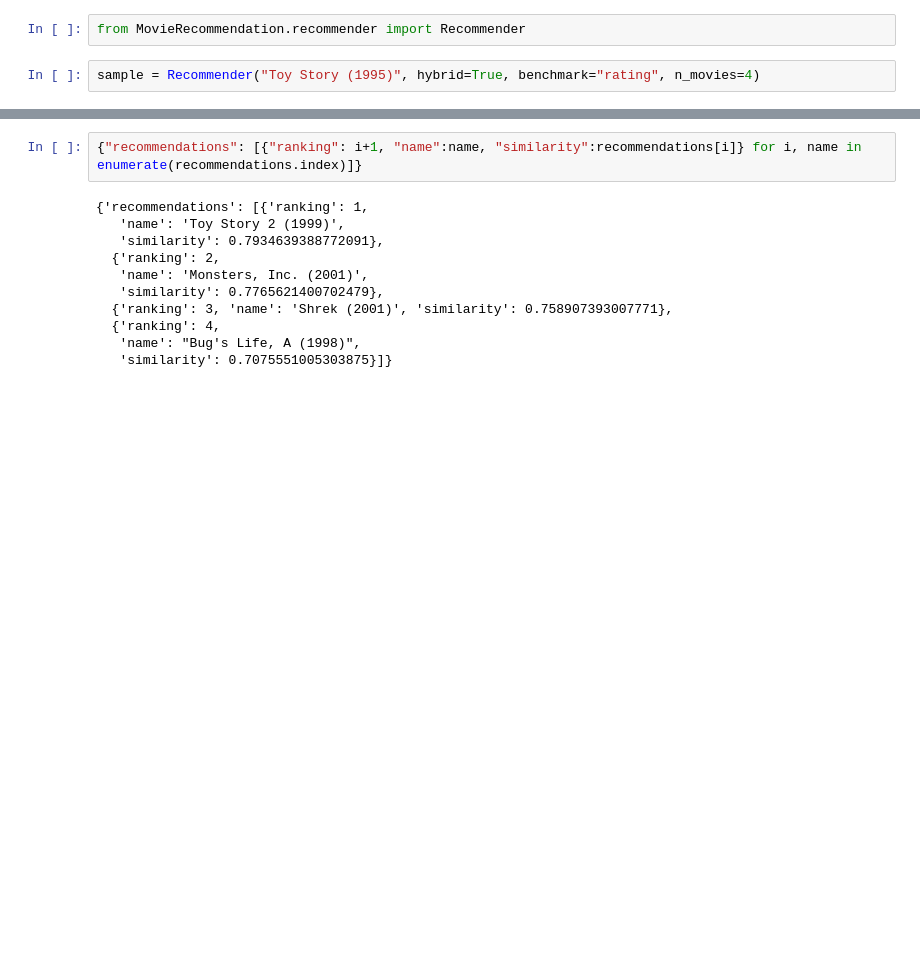
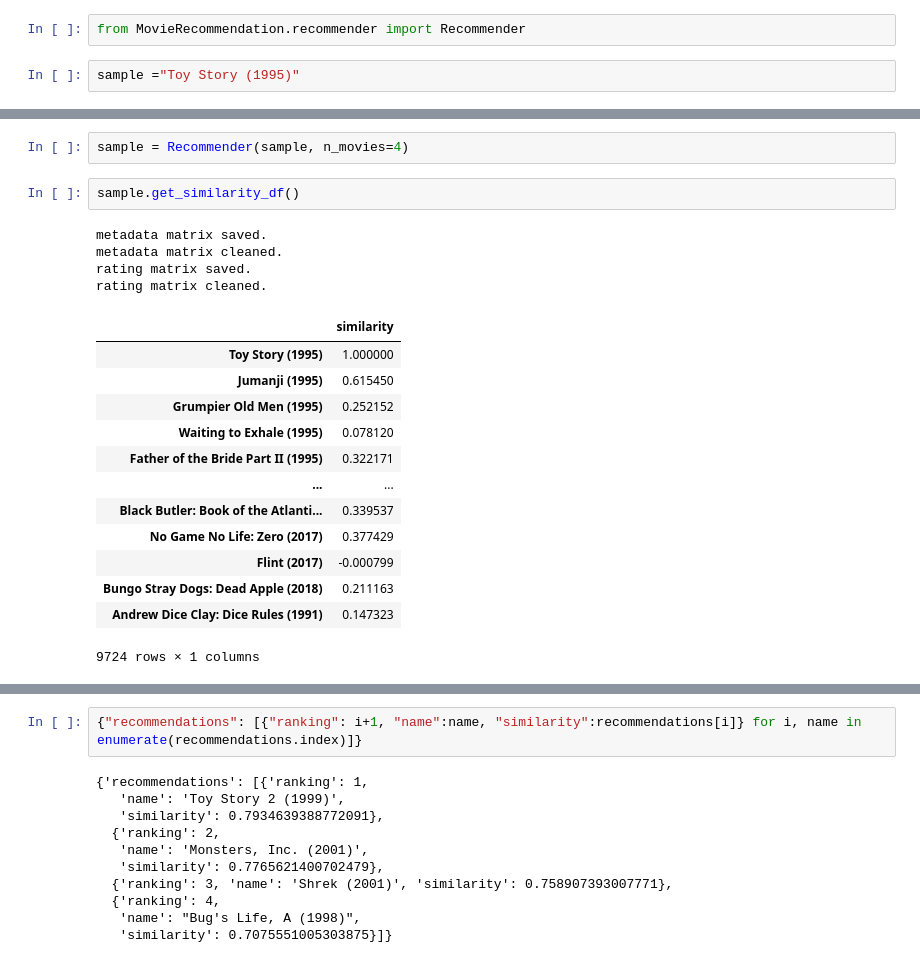
Before and after one commit to modiem/Movie-Recommendation, a Jupyter notebook: test.ipynb, the cells around one changed output, grey strips where cells are left out. Drawn from its saved outputs; the diff is of its cells as text; blank space fills up the shorter version.

```diff
--- a/test.ipynb
+++ b/test.ipynb
@@ -28,4 +28,4 @@ rating matrix saved.
 # %%
 from MovieRecommendation.recommender import Recommender
 # %%
-sample = Recommender("Toy Story (1995)", hybrid=True, benchmark="rating", n_movies=4)
+sample ="Toy Story (1995)"
@@ -46,0 +32,22 @@ Name: hybrid_similarity, dtype: float64
+# %%
+sample = Recommender(sample, n_movies=4)
+# %%
+sample.get_similarity_df()
+# %% [output]
+metadata matrix saved.
+metadata matrix cleaned.
+rating matrix saved.
+rating matrix cleaned.
+|  | similarity |
+| Toy Story (1995) | 1.000000 |
+| Jumanji (1995) | 0.615450 |
+| Grumpier Old Men (1995) | 0.252152 |
+| Waiting to Exhale (1995) | 0.078120 |
+| Father of the Bride Part II (1995) | 0.322171 |
+| ... | ... |
+| Black Butler: Book of the Atlanti... | 0.339537 |
+| No Game No Life: Zero (2017) | 0.377429 |
+| Flint (2017) | -0.000799 |
+| Bungo Stray Dogs: Dead Apple (2018) | 0.211163 |
+| Andrew Dice Clay: Dice Rules (1991) | 0.147323 |
+9724 rows × 1 columns
```
Also changed, not shown: parts of 6 cells of this notebook, 2 other files.
